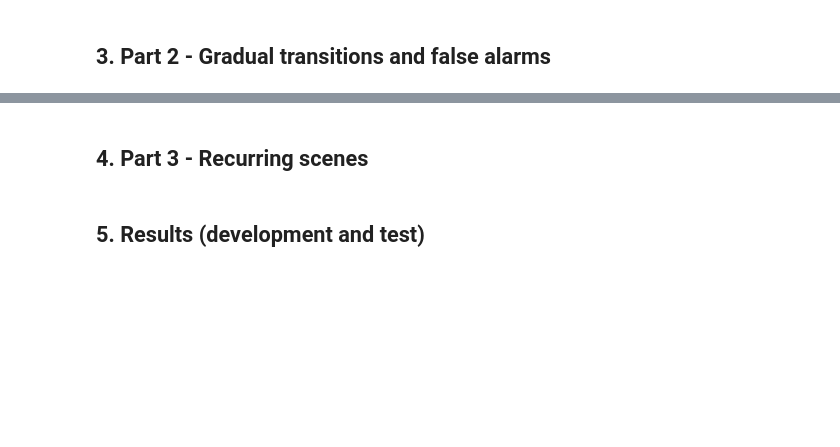
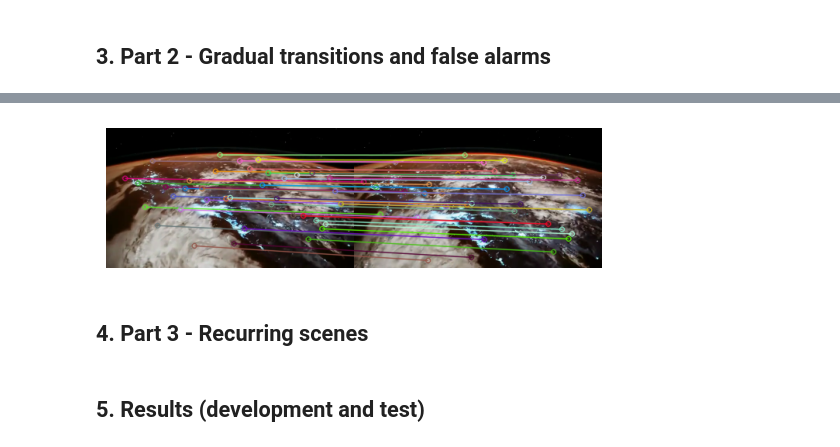
Before and after one commit to xisquinha/starter_code, a Jupyter notebook: 73287_73986/report.ipynb, the cells around one changed output, grey strips where cells are left out. Saved outputs shown, nothing was run; the diff lists cells and outputs as text; code cells hidden in the pictures; blank space fills up the shorter version.

```diff
--- a/73287_73986/report.ipynb
+++ b/73287_73986/report.ipynb
@@ -293,0 +426,14 @@ f1: 0.8860759493670887
+# %%
+frames = tp1.read_frames("../input/test_01.mp4")
+_, data, _ = dif_signals("../input/test_01.mp4", "../input/test_01.json")
+
+process_without = tp1.process_video(frames, None, False)
+process_with = tp1.process_video(frames, None, True)
+
+transitions_without = [t["start"] for t in process_without["transitions"]]
+transitions_with = [t["start"] for t in process_with["transitions"]]
+
+results_without = metrics.evaluate_video(data, process_without)
+results_with = metrics.evaluate_video(data, process_with)
+
+metrics.print_table((("Without", results_without), ("With", results_with)))
@@ -294,3 +446,17 @@ f1: 0.8860759493670887
+# %%
+false_alarms = list(set(transitions_without) - set(transitions_with))
+fa = false_alarms[0]
+
+f1 = frames[fa-4]
+f2 = frames[fa+4]
+
+g, m, k1, k2 = tp1.sift_matches(f1, f2)
+img = cv.drawMatchesKnn(f1, k1, f2, k2, g[::10], None, flags=cv.DrawMatchesFlags_NOT_DRAW_SINGLE_POINTS)
+plt.imshow(img)
+plt.axis("off")
+plt.show()
+# %% [output]
+[figure, added]
 # %% [markdown]
 ## 4. Part 3 - Recurring scenes
 # %% [markdown]
```
Also changed, not shown: parts of 26 cells of this notebook, 1 other file.
